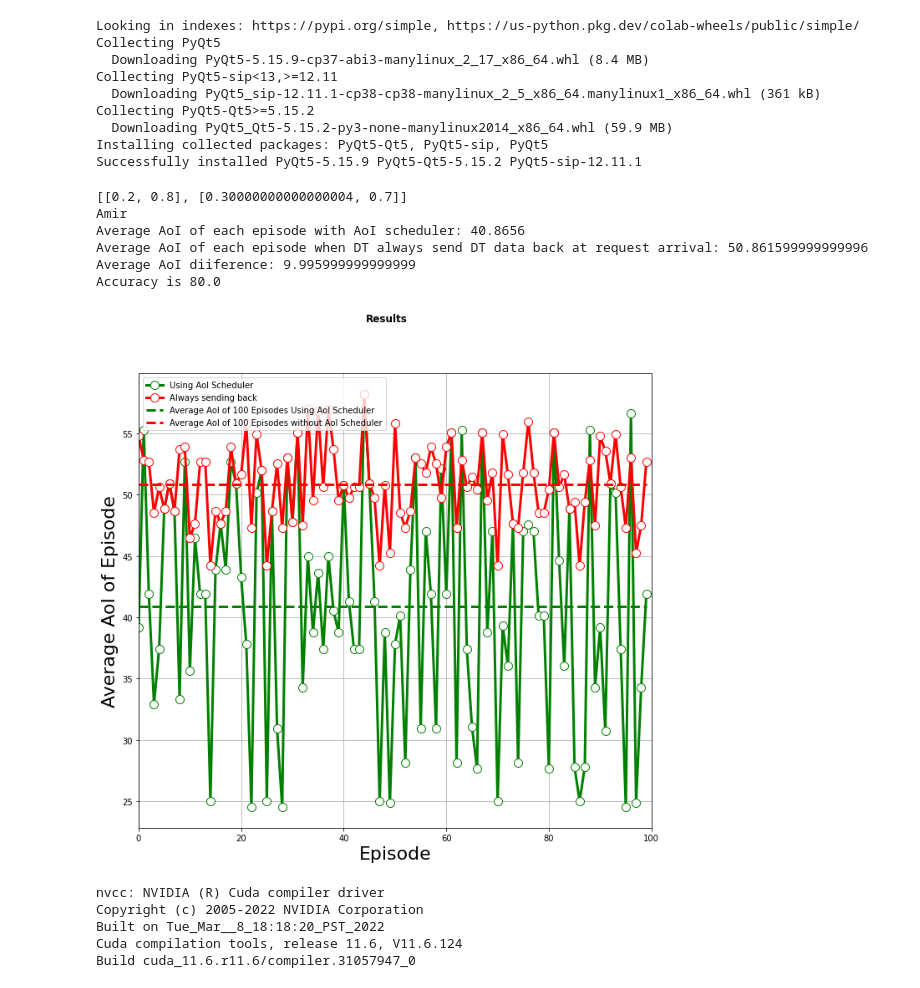
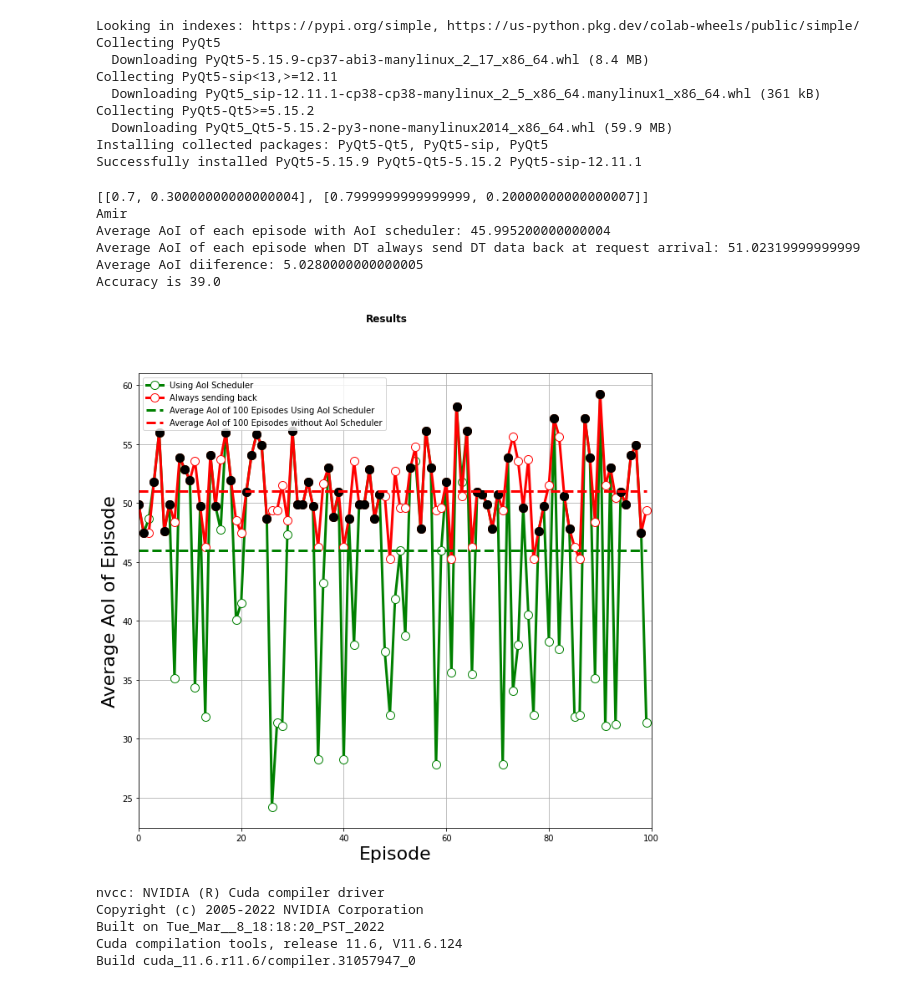
Before and after one commit to amirhoseinaghaei/Research_Simulation, a Jupyter notebook: Research_Simulation.ipynb, the cells around one changed output. Saved outputs shown, nothing was run; the diff lists cells and outputs as text; code cells hidden in the pictures.

```diff
--- a/Research_Simulation.ipynb
+++ b/Research_Simulation.ipynb
@@ -1053,7 +1053,7 @@ Successfully installed PyQt5-5.15.9 PyQt5-Qt5-5.15.2 PyQt5-sip-12.11.1
 import json
 
 # Opening JSON file
-with open('Optimal_Policy_DictDDDeepQN_0.2_70_125.json') as json_file:
+with open('Optimal_Policy_DictDDDeepQN_0.7_70_125.json') as json_file:
     Optimal_Policy_Dict = json.load(json_file)
 # %%
 import json
@@ -1165,48 +1165,57 @@ fig, ax = plt.subplots(figsize=(11,10))
 AVerageAoIUsingScheduler = [sum(Total_Reward_List)/NUM_EPISODE for i in range(NUM_EPISODE)]
 AVerageAoIWithoutScheduler = [sum(Total_Reward_List_Without_Optimal_Policy)/NUM_EPISODE for i in range(NUM_EPISODE)]
 
+AoI_Difference_List = [Total_Reward_List_Without_Optimal_Policy[i] - Total_Reward_List[i] for i in range(len(Total_Reward_List_Without_Optimal_Policy)) ]
+
+
 ax.plot(Total_Reward_List, label ='Using AoI Scheduler', color = "g" ,mec = 'g', mfc = 'w', marker='.', markersize = 20, linestyle = "solid", linewidth = 3)
 ax.plot(Total_Reward_List_Without_Optimal_Policy, label ='Always sending back' , mec = 'r', mfc = 'w', color = "r", marker='.', markersize = 20,  linestyle = "solid", linewidth = 3)
+for i in range(len(Total_Reward_List)):
+    if Total_Reward_List[i] == Total_Reward_List_Without_Optimal_Policy[i]:
+        color = 'black'  # set the marker color to red if the values are equal
+        ax.plot(i, Total_Reward_List_Without_Optimal_Policy[i], color=color, marker='o', markersize=10)
+
 ax.plot(AVerageAoIUsingScheduler, label ='Average AoI of 100 Episodes Using AoI Scheduler', color = "g" , markersize = 5, linestyle = "dashed", linewidth = 3)
 ax.plot(AVerageAoIWithoutScheduler, label ='Average AoI of 100 Episodes without AoI Scheduler' , color = "r", markersize = 5,  linestyle = "dashed", linewidth = 3)
+# diff_indices = np.where(np.array(Total_Reward_List) == np.array(Total_Reward_List_Without_Optimal_Policy))[0]
 
-
-AoI_Difference_List = [Total_Reward_List_Without_Optimal_Policy[i] - Total_Reward_List[i] for i in range(len(Total_Reward_List_Without_Optimal_Policy)) ]
-# ax.plot(AoI_Difference_List, label ='Average AoI Difference', color = "b", marker='+')
+# for i in range(len(Total_Reward_List)):
+#     if Total_Reward_List[i] == Total_Reward_List_Without_Optimal_Policy[i]:
+#         ax.fill_between([i, i+1], 0, 100, facecolor='orange', alpha=0.1)
 
 ax.legend(fontsize = 10, loc='upper left')
 ax.grid()
 # ax.xtick_params(0,100,20)
 ax.set_xlabel("Episode", fontsize = 22.0)
 
 ax.set_ylabel("Average AoI of Episode", fontsize = 22.0)
 ax.set_xlim(xmin=0, xmax=100)
 fig.suptitle("Results", fontweight ="bold")
 
 fig.savefig('SimulationResult_DDDQN_70_125_0.2_0.8.pdf')
 
 # fig = plt.figure()
 
 # plt.plot(Total_Reward_List,'g', Total_Reward_List_Without_Optimal_Policy, 'r')
 
 print(f"Average AoI of each episode with AoI scheduler: {sum(Total_Reward_List)/NUM_EPISODE}")
 print(f"Average AoI of each episode when DT always send DT data back at request arrival: {sum(Total_Reward_List_Without_Optimal_Policy)/NUM_EPISODE}")
 print(f"Average AoI diiference: {sum(AoI_Difference_List)/NUM_EPISODE}")
 
 number_of_optimal_actions = 0
 for i in AoI_Difference_List:
   if i > 0 or i < 0:
       number_of_optimal_actions += 1
 print(f"Accuracy is {(number_of_optimal_actions/len(AoI_Difference_List))*100}")
 # plt.show()
 # %% [output]
-[[0.2, 0.8], [0.30000000000000004, 0.7]]
+[[0.7, 0.30000000000000004], [0.7999999999999999, 0.20000000000000007]]
 Amir
-Average AoI of each episode with AoI scheduler: 40.8656
-Average AoI of each episode when DT always send DT data back at request arrival: 50.861599999999996
-Average AoI diiference: 9.995999999999999
-Accuracy is 80.0
+Average AoI of each episode with AoI scheduler: 45.995200000000004
+Average AoI of each episode when DT always send DT data back at request arrival: 51.02319999999999
+Average AoI diiference: 5.0280000000000005
+Accuracy is 39.0
-[figure, old version]
+[figure, new version]
 # %%
 !nvcc --version
 # %% [output]
```
